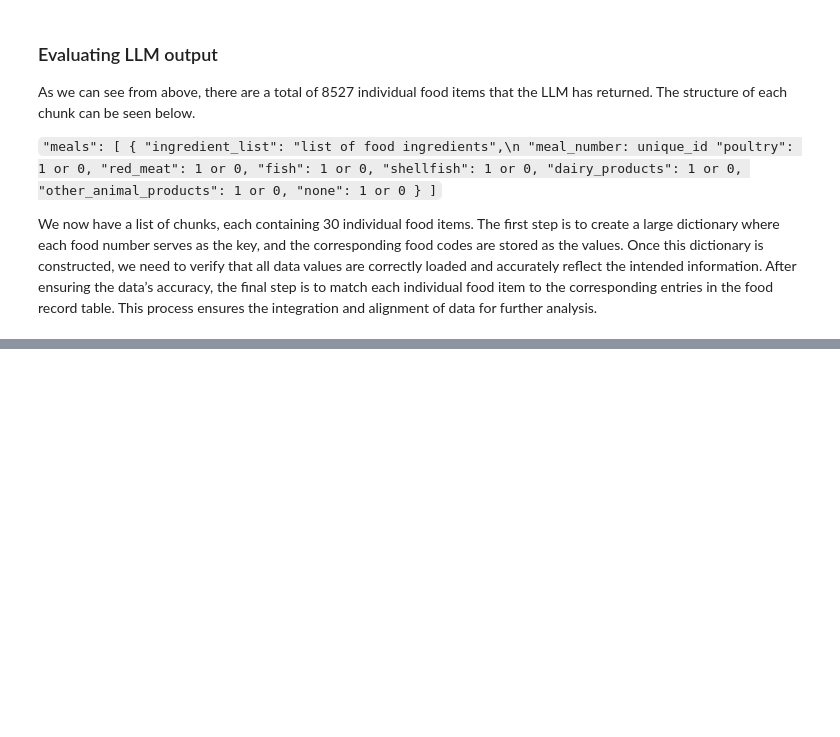
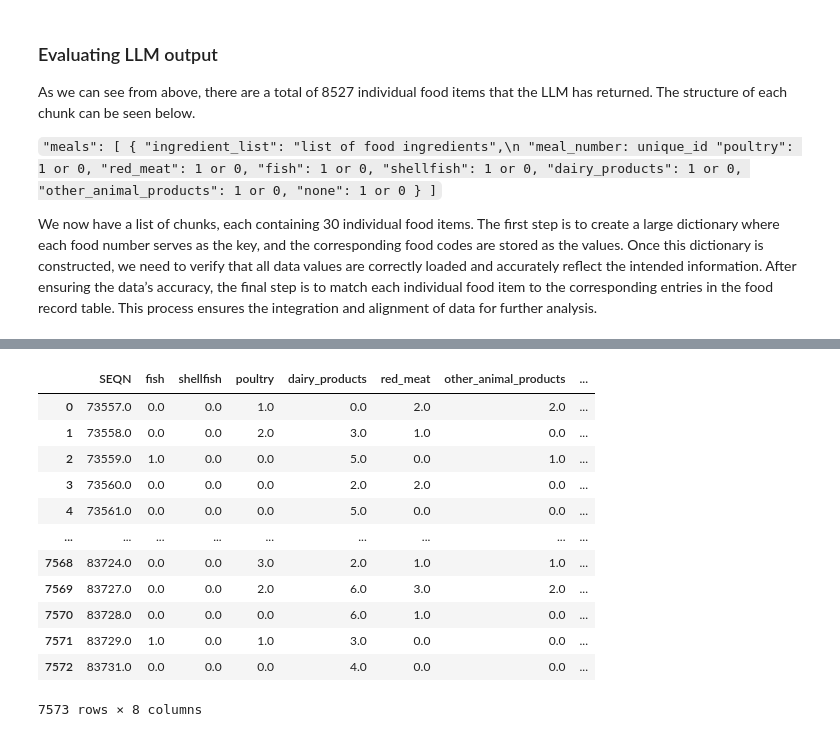
Before and after one commit to mehdigreefhorst/Individual-Assignment-Data-Mining, a Jupyter notebook: EDA.ipynb, the cells around one changed output, grey strips where cells are left out. Saved outputs shown, nothing was run; the diff lists cells and outputs as text; code cells hidden in the pictures; blank space fills up the shorter version.

```diff
--- a/EDA.ipynb
+++ b/EDA.ipynb
@@ -345,0 +511,24 @@ len(exploded_food_json)
+# %%
+df_day2 = pd.read_sas("data/DR2IFF_H.xpt")
+grouped_day2 = group_dietary_labels_by_seqn(
+    df= merge_food_code_df(
+        df_day=df_day2,
+        df_food_codes=food_code_df,
+        food_code_col_name= "DR2IFDCD"
+    )
+)
+grouped_day2
+# %% [output]
+|  | SEQN | fish | shellfish | poultry | dairy_products | red_meat | other_animal_products | ... |
+| 0 | 73557.0 | 0.0 | 0.0 | 1.0 | 0.0 | 2.0 | 2.0 | ... |
+| 1 | 73558.0 | 0.0 | 0.0 | 2.0 | 3.0 | 1.0 | 0.0 | ... |
+| 2 | 73559.0 | 1.0 | 0.0 | 0.0 | 5.0 | 0.0 | 1.0 | ... |
+| 3 | 73560.0 | 0.0 | 0.0 | 0.0 | 2.0 | 2.0 | 0.0 | ... |
+| 4 | 73561.0 | 0.0 | 0.0 | 0.0 | 5.0 | 0.0 | 0.0 | ... |
+| ... | ... | ... | ... | ... | ... | ... | ... | ... |
+| 7568 | 83724.0 | 0.0 | 0.0 | 3.0 | 2.0 | 1.0 | 1.0 | ... |
+| 7569 | 83727.0 | 0.0 | 0.0 | 2.0 | 6.0 | 3.0 | 2.0 | ... |
+| 7570 | 83728.0 | 0.0 | 0.0 | 0.0 | 6.0 | 1.0 | 0.0 | ... |
+| 7571 | 83729.0 | 1.0 | 0.0 | 1.0 | 3.0 | 0.0 | 0.0 | ... |
+| 7572 | 83731.0 | 0.0 | 0.0 | 0.0 | 4.0 | 0.0 | 0.0 | ... |
+7573 rows × 8 columns
```
Also changed, not shown: parts of 24 cells of this notebook, 2 other files.
